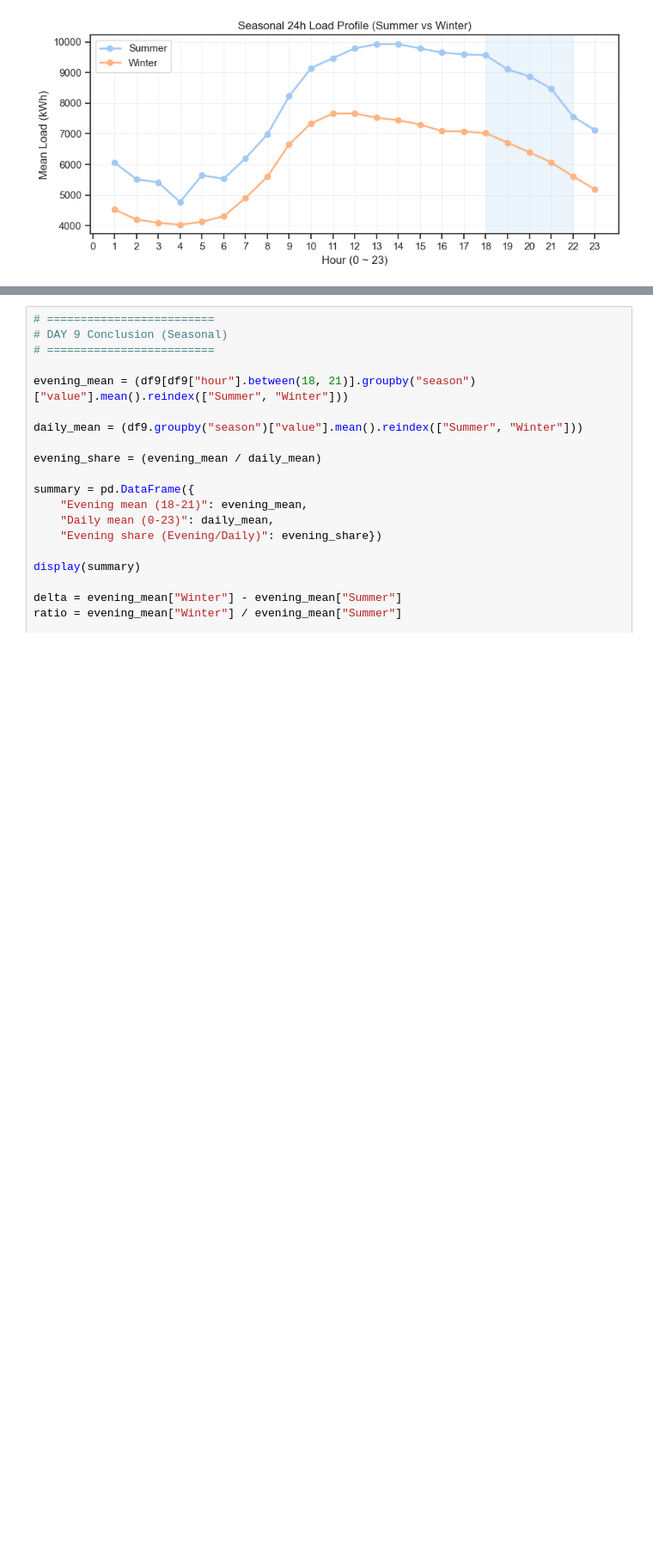
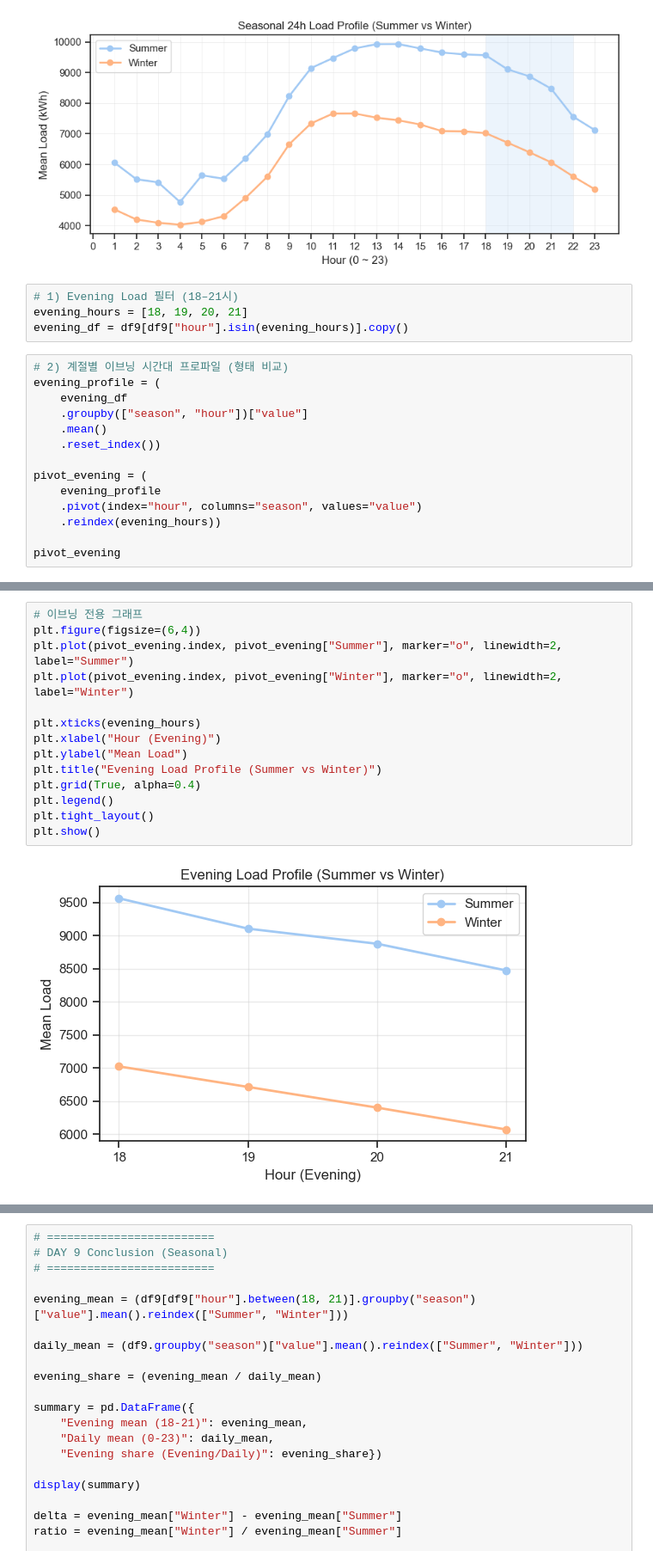
Before and after one commit to s2pray4u2s/seoul-pv-load-analysis, a Jupyter notebook: notebooks/09_DAY9_seasonal_evening_load_analysis.ipynb, the cells around one changed output, grey strips where cells are left out. Shown at 86% size. Drawn from its saved outputs; the diff is of its cells as text; blank space fills up the shorter version.

```diff
--- a/notebooks/09_DAY9_seasonal_evening_load_analysis.ipynb
+++ b/notebooks/09_DAY9_seasonal_evening_load_analysis.ipynb
@@ -309,3 +309,21 @@ plt.tight_layout()
 plt.show()
 # %% [output]
 [figure]
+# %%
+# 1) Evening Load 필터 (18–21시)
+evening_hours = [18, 19, 20, 21]
+evening_df = df9[df9["hour"].isin(evening_hours)].copy()
+# %%
+# 2) 계절별 이브닝 시간대 프로파일 (형태 비교)
+evening_profile = (
+    evening_df
+    .groupby(["season", "hour"])["value"]
+    .mean()
+    .reset_index())
+
+pivot_evening = (
+    evening_profile
+    .pivot(index="hour", columns="season", values="value")
+    .reindex(evening_hours))
+
+pivot_evening
@@ -311,0 +357,16 @@ plt.show()
+# %%
+# 이브닝 전용 그래프
+plt.figure(figsize=(6,4))
+plt.plot(pivot_evening.index, pivot_evening["Summer"], marker="o", linewidth=2, label="Summer")
+plt.plot(pivot_evening.index, pivot_evening["Winter"], marker="o", linewidth=2, label="Winter")
+
+plt.xticks(evening_hours)
+plt.xlabel("Hour (Evening)")
+plt.ylabel("Mean Load")
+plt.title("Evening Load Profile (Summer vs Winter)")
+plt.grid(True, alpha=0.4)
+plt.legend()
+plt.tight_layout()
+plt.show()
+# %% [output]
+[figure, added]
```
Also changed, not shown: parts of 4 cells of this notebook.
